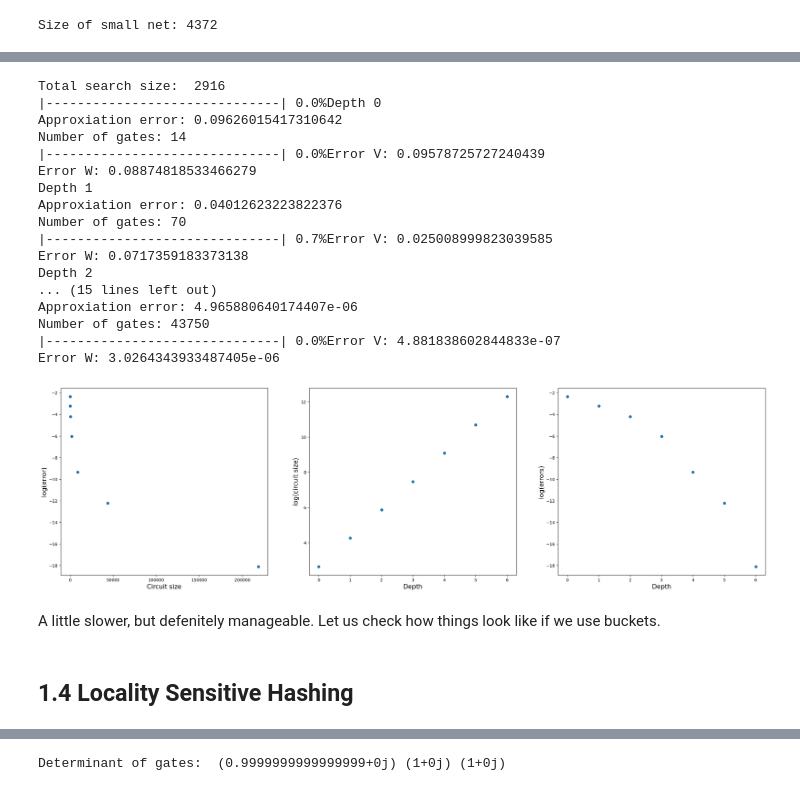
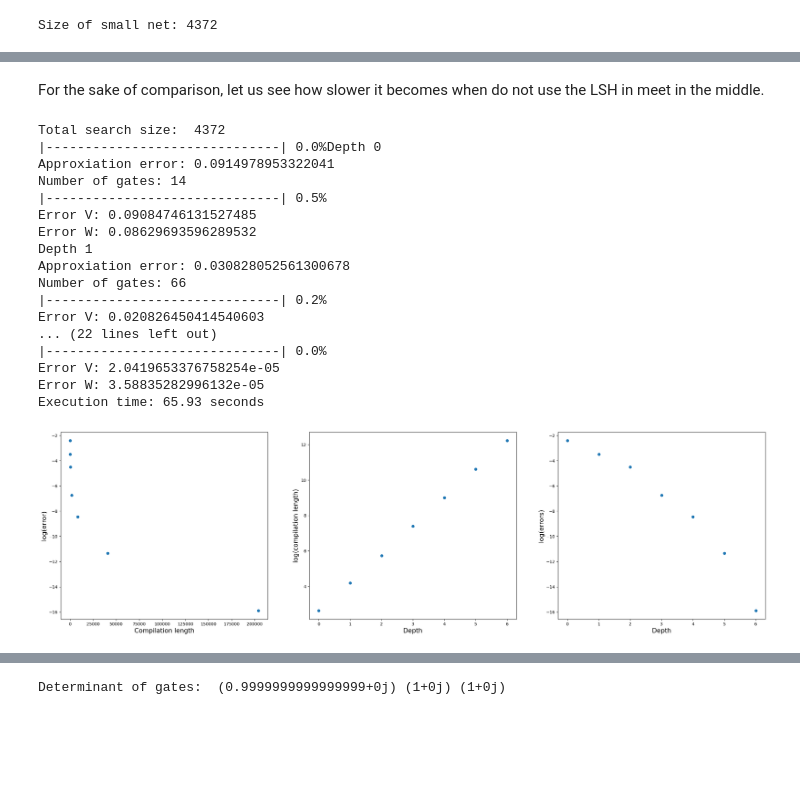
Before and after one commit to HLovisiEnnes/skqudit, a Jupyter notebook: notebooks/tutorial.ipynb, the cells around one changed output, grey strips where cells are left out. Saved outputs shown, nothing was run; the diff lists cells and outputs as text; code cells hidden in the pictures; blank space fills up the shorter version.

```diff
--- a/notebooks/tutorial.ipynb
+++ b/notebooks/tutorial.ipynb
@@ -177,0 +141,18 @@ Now, let us see how things work in the meet in the middle. We just need half the
+# %%
+depth = 6
+start = time.time()
+
+best_gate, hist = solovay_kitaev(matrix_to_approximate,
+                                 depth,
+                                 net,
+                                 epsilon_0=0.1,
+                                 verbosity=3,
+                                 scale=2, # This is a parameter that controls how to balance V and W,
+                                            # setting it to 2 usually is a good choice
+                                 return_history=True)
+
+end = time.time()
+print('Execution time:', round(end - start, 2), 'seconds')
+
+# Plots how accuracy and compilation length evolve with the number of iterations
+plot_history(hist)
@@ -201,34 +322,40 @@ Distance (at depth 0):  0.07379232793336211
+# %% [markdown]
+For the sake of comparison, let us see how slower it becomes when do not use the LSH in meet in the middle.
 # %%
-best_gate, hist = solovay_kitaev(gate_to_approx,
-                                 6,
+start = time.time()
+
+best_gate, hist = solovay_kitaev(matrix_to_approximate,
+                                 depth,
                                  small_net,
                                  epsilon_0 = 0.1,
                                  verbosity = 3,
                                  scale = 2,
-                                 return_history=True,
                                  method='meet_in_the_middle',
-                                 scope='last_layer')
+                                 shuffle=True,
+                                 bucket_params=None,
+                                 return_history=True
+                                 )
+
+end = time.time()
+print('Execution time:', round(end - start, 2), 'seconds')
+
 plot_history(hist)
 # %% [output]
-Total search size:  2916
+Total search size:  4372
 |------------------------------| 0.0%Depth 0
-Approxiation error: 0.09626015417310642
+Approxiation error: 0.0914978953322041
 Number of gates: 14
-|------------------------------| 0.0%Error V: 0.09578725727240439
-Error W: 0.08874818533466279
+|------------------------------| 0.5%
+Error V: 0.09084746131527485
+Error W: 0.08629693596289532
 Depth 1
-Approxiation error: 0.04012623223822376
-Number of gates: 70
-|------------------------------| 0.7%Error V: 0.025008999823039585
-Error W: 0.0717359183373138
-Depth 2
-... (15 lines left out)
-Approxiation error: 4.965880640174407e-06
-Number of gates: 43750
-|------------------------------| 0.0%Error V: 4.881838602844833e-07
-Error W: 3.0264343933487405e-06
+Approxiation error: 0.030828052561300678
+Number of gates: 66
+|------------------------------| 0.2%
+Error V: 0.020826450414540603
+... (22 lines left out)
+|------------------------------| 0.0%
+Error V: 2.0419653376758254e-05
+Error W: 3.58835282996132e-05
+Execution time: 65.93 seconds
-[figure, old version]
+[figure, new version]
-# %% [markdown]
-A little slower, but defenitely manageable. Let us check how things look like if we use buckets.
-# %% [markdown]
-## 1.4 Locality Sensitive Hashing
```
Also changed, not shown: parts of 55 cells of this notebook, 5 other files.
